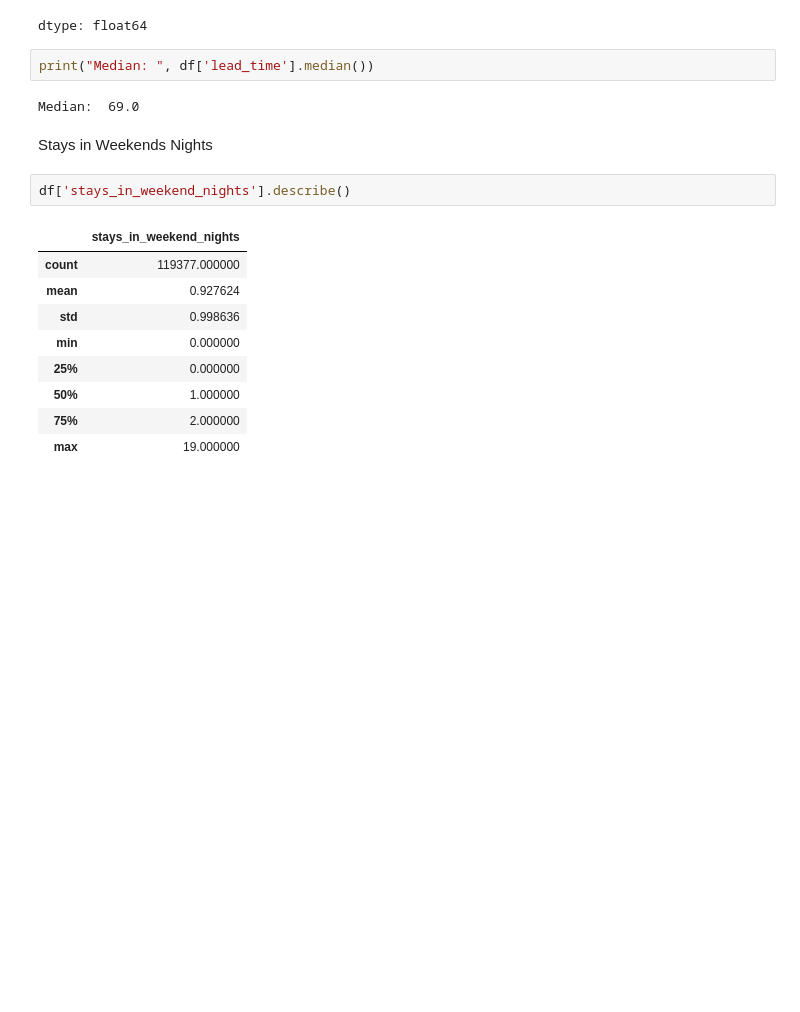
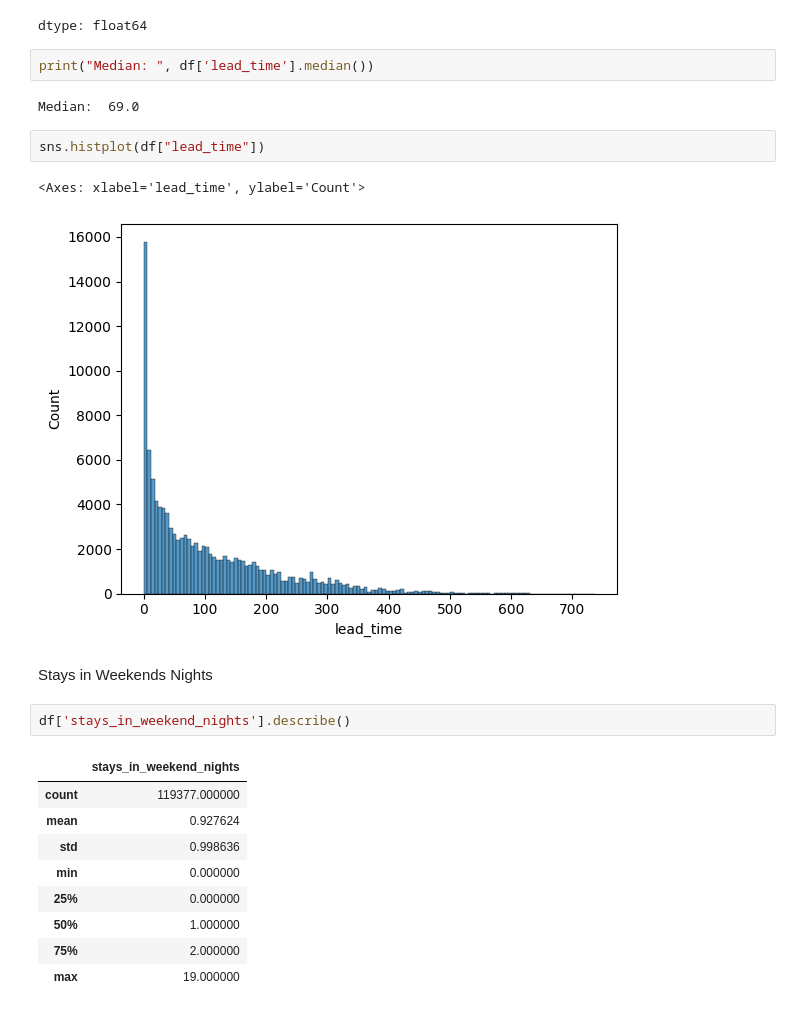
Before and after one commit to Kekkles1/BI-Colab, a Jupyter notebook: BI Assignment.ipynb, the cells around one changed output. Cells and saved outputs as stored; diff of their text form; blank space fills up the shorter version.

```diff
--- a/BI Assignment.ipynb
+++ b/BI Assignment.ipynb
@@ -113,6 +113,11 @@ dtype: float64
 print("Median: ", df['lead_time'].median())
 # %% [output]
 Median:  69.0
+# %%
+sns.histplot(df["lead_time"])
+# %% [output]
+<Axes: xlabel='lead_time', ylabel='Count'>
+[figure, added]
 # %% [markdown]
 Stays in Weekends Nights
 # %%
```
Also changed, not shown: parts of 24 cells of this notebook.
